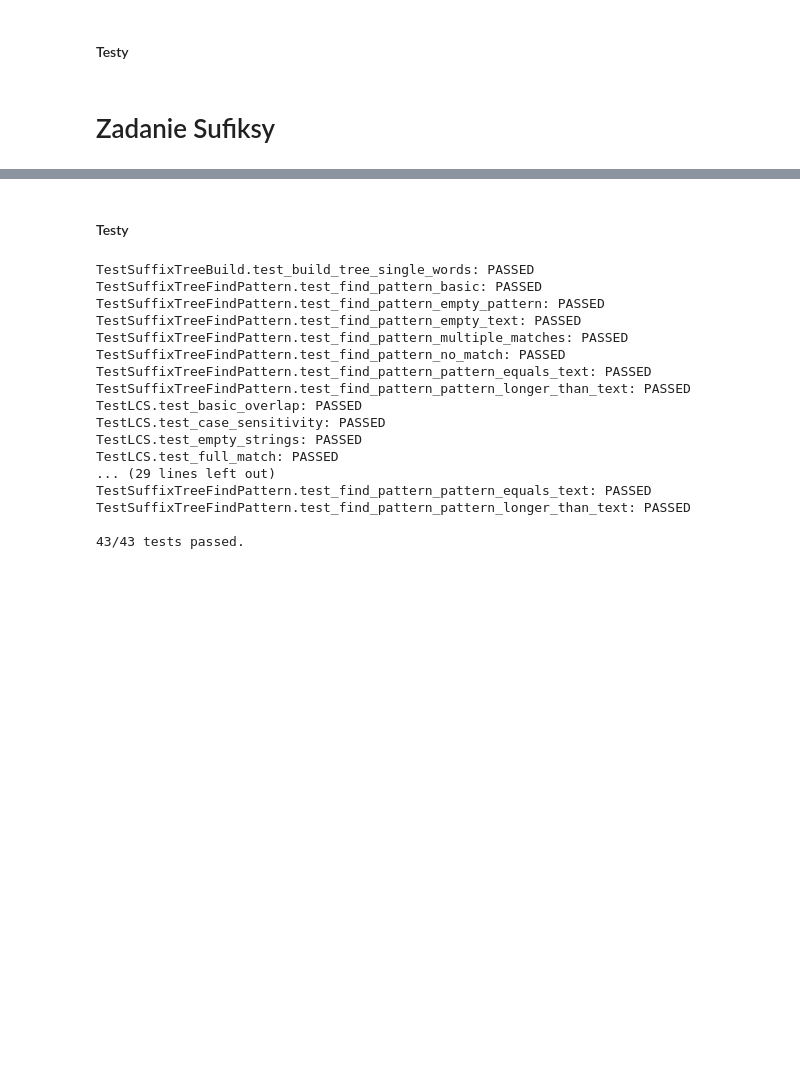
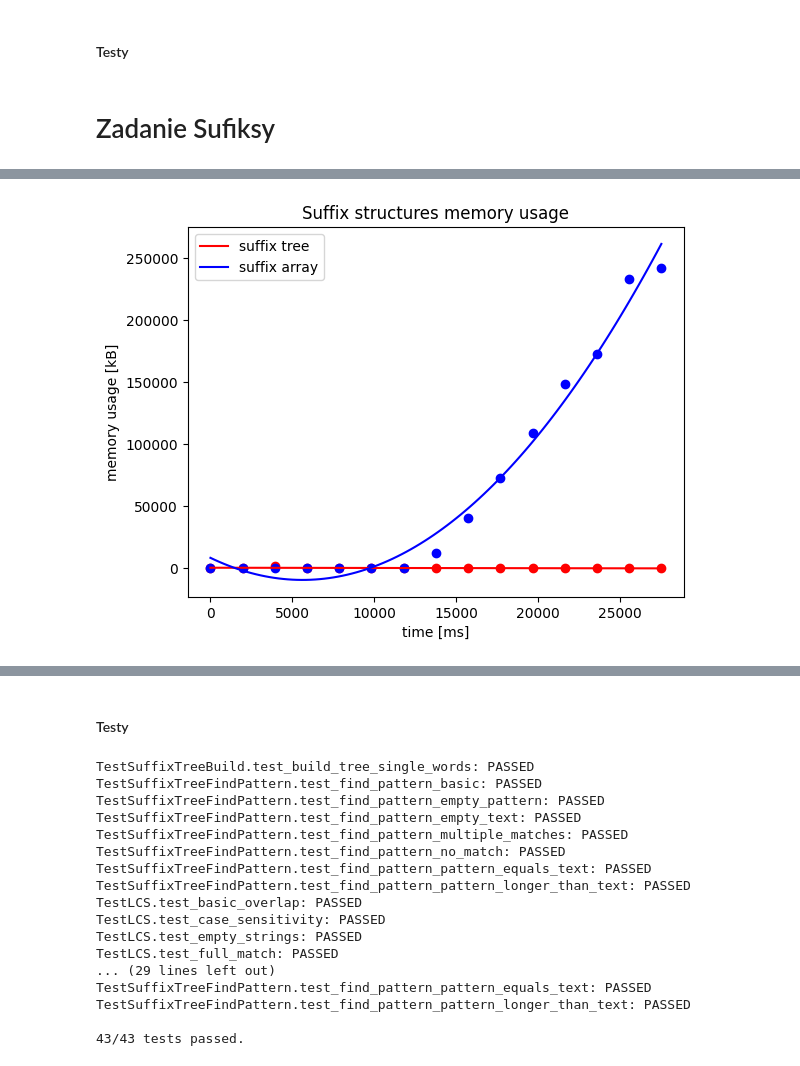
Before and after one commit to WSm-77/text_algorithms, a Jupyter notebook: lab4/wiktor_sedzimir_lab4.ipynb, the cells around one changed output, grey strips where cells are left out. Cells and saved outputs as stored; diff of their text form; code cells hidden in the pictures; blank space fills up the shorter version.

```diff
--- a/lab4/wiktor_sedzimir_lab4.ipynb
+++ b/lab4/wiktor_sedzimir_lab4.ipynb
@@ -856,0 +863,10 @@ plt.show()
+# %%
+axis = plt.gca()
+axis.set_title("Suffix structures memory usage")
+plot_approximated(axis, cmp_suffix_structures_text_sizes, list(map(lambda x: x["memory_usage_kb"], suffix_tree_params)), deg = 1, c = 'red', label = "suffix tree")
+plot_approximated(axis, cmp_suffix_structures_text_sizes, list(map(lambda x: x["memory_usage_kb"], suffix_array_params)), deg = 2, c = 'blue', label = "suffix array")
+axis.set_ylabel("memory usage [kB]")
+axis.set_xlabel("time [ms]")
+plt.show()
+# %% [output]
+[figure, added]
```
Also changed, not shown: parts of 16 cells of this notebook.
